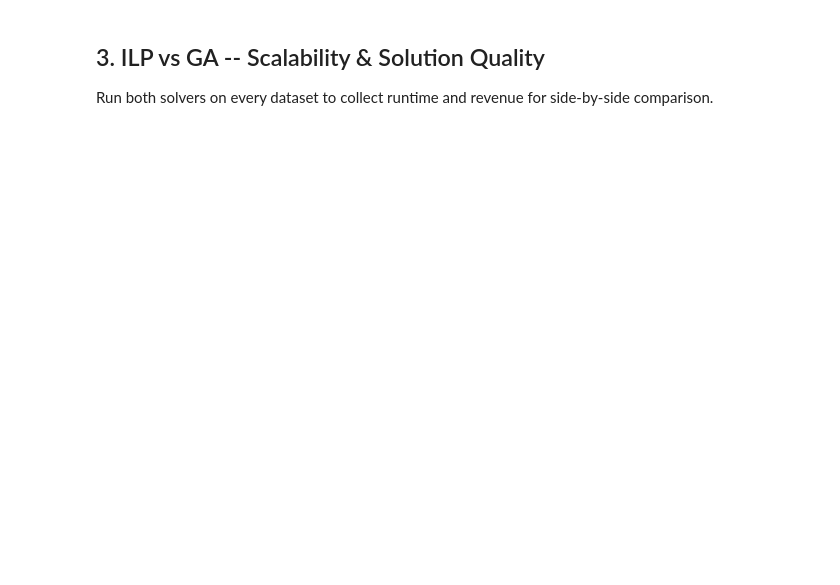
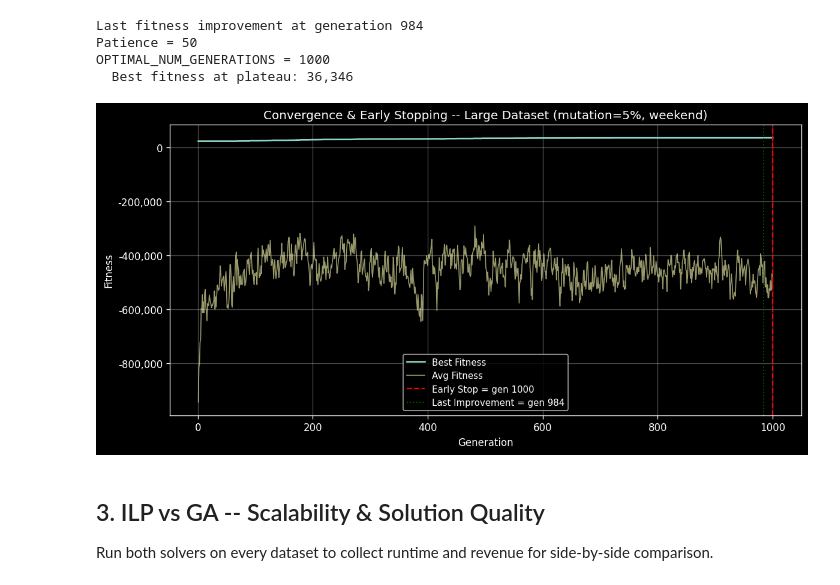
Before and after one commit to yganesh99/IT5082-Optimisation-Methods-Assignment, a Jupyter notebook: experiments.ipynb, the cells around one changed output. Drawn from its saved outputs; the diff is of its cells as text; code cells hidden in the pictures; blank space fills up the shorter version.

```diff
--- a/experiments.ipynb
+++ b/experiments.ipynb
@@ -153,19 +158,48 @@ print("All convergence runs complete.")
 # %%
-fig, axes = plt.subplots(1, 3, figsize=(16, 4.5), sharey=False)
+PATIENCE = 50
 
-for ax, (ds_name, conv) in zip(axes, convergence_data.items()):
-    gens = np.arange(1, len(conv["best_fitness_history"]) + 1)
-    ax.plot(gens, conv["best_fitness_history"], label="Best Fitness", linewidth=1.4)
-    ax.plot(gens, conv["avg_fitness_history"], label="Avg Fitness", linewidth=1.0, alpha=0.7)
-    ax.set_xlabel("Generation")
-    ax.set_ylabel("Fitness")
-    ax.set_title(f"{ds_name.capitalize()} ({DATASET_NUM_MOVIES[ds_name]} movies)")
-    ax.legend(fontsize=8)
-    ax.yaxis.set_major_formatter(mticker.FuncFormatter(lambda x, _: f"{x:,.0f}"))
+best_hist = convergence_data["best_fitness_history"]
+avg_hist = convergence_data["avg_fitness_history"]
 
-fig.suptitle(f"GA Convergence (mutation={IDEAL_MUTATION_RATE}%, weekend)", fontsize=13, y=1.02)
+last_improvement = 0
+for g in range(1, len(best_hist)):
+    if best_hist[g] > best_hist[g - 1]:
+        last_improvement = g
+
+OPTIMAL_NUM_GENERATIONS = min(last_improvement + PATIENCE, len(best_hist))
+
+print(f"Last fitness improvement at generation {last_improvement}")
+print(f"Patience = {PATIENCE}")
+print(f"OPTIMAL_NUM_GENERATIONS = {OPTIMAL_NUM_GENERATIONS}")
+print(f"  Best fitness at plateau: {best_hist[last_improvement]:,.0f}")
+
+gens = np.arange(1, len(best_hist) + 1)
+
+fig, ax = plt.subplots(figsize=(10, 5))
+ax.plot(gens, best_hist, label="Best Fitness", linewidth=1.6)
+ax.plot(gens, avg_hist, label="Avg Fitness", linewidth=1.0, alpha=0.6)
+ax.axvline(
+    OPTIMAL_NUM_GENERATIONS, color="red", linestyle="--", linewidth=1.4,
+    label=f"Early Stop = gen {OPTIMAL_NUM_GENERATIONS}",
+)
+ax.axvline(
+    last_improvement, color="green", linestyle=":", linewidth=1.2, alpha=0.7,
+    label=f"Last Improvement = gen {last_improvement}",
+)
+
+ax.set_xlabel("Generation")
+ax.set_ylabel("Fitness")
+ax.set_title(f"Convergence & Early Stopping -- Large Dataset (mutation={IDEAL_MUTATION_RATE}%, weekend)")
+ax.yaxis.set_major_formatter(mticker.FuncFormatter(lambda x, _: f"{x:,.0f}"))
+ax.legend(fontsize=9)
 fig.tight_layout()
 plt.show()
+# %% [output]
+Last fitness improvement at generation 984
+Patience = 50
+OPTIMAL_NUM_GENERATIONS = 1000
+  Best fitness at plateau: 36,346
+[figure, added]
 # %% [markdown]
 ## 3. ILP vs GA -- Scalability & Solution Quality
 
```
Also changed, not shown: parts of 17 cells of this notebook, 6 other files.
